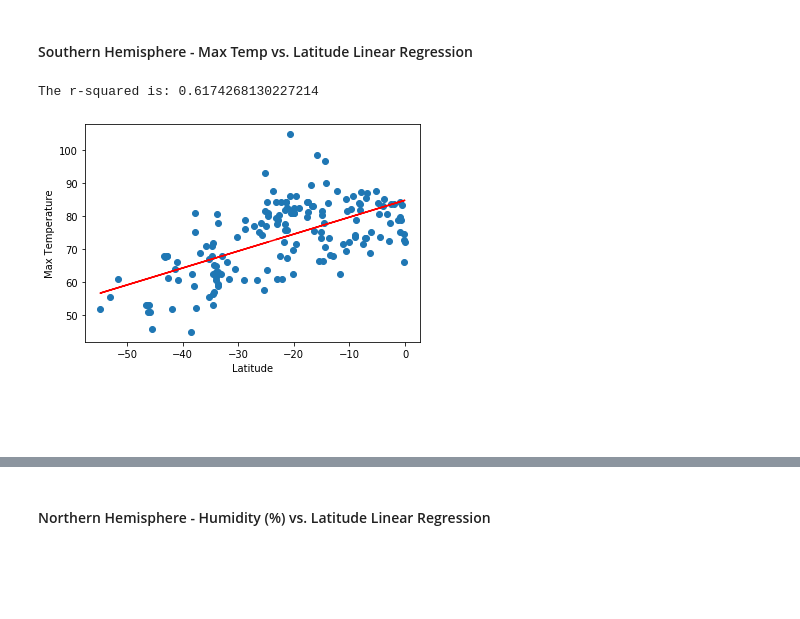
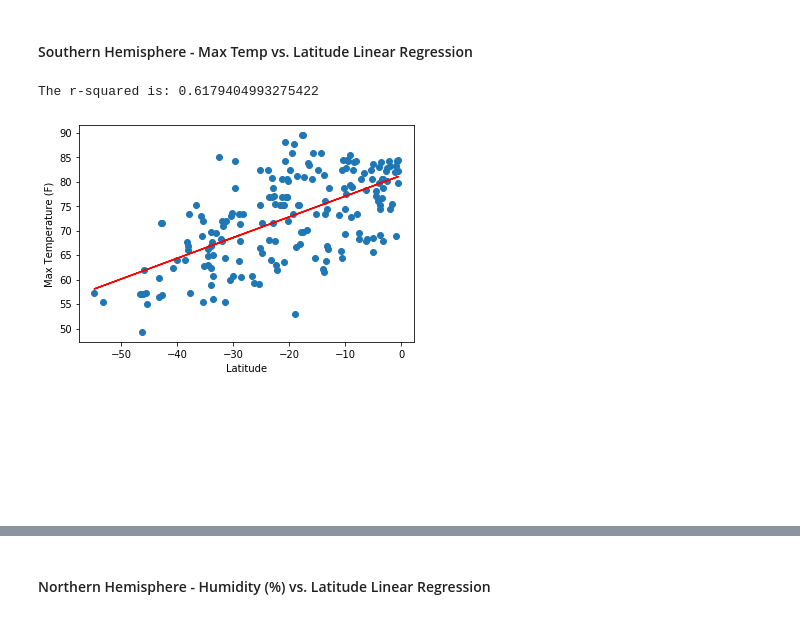
Before and after one commit to ivytiongco/python-api-analysis, a Jupyter notebook: WeatherPy/WeatherPy.ipynb, the cells around one changed output, grey strips where cells are left out. Drawn from its saved outputs; the diff is of its cells as text; code cells hidden in the pictures; blank space fills up the shorter version.

```diff
--- a/WeatherPy/WeatherPy.ipynb
+++ b/WeatherPy/WeatherPy.ipynb
@@ -57,12 +55,12 @@ len(cities)
 * Perform a weather check on each city using a series of successive API calls.
 * Include a print log of each city as it'sbeing processed (with the city number and city name).
 # %%
-# Save config information.
+# Save config information
 url = "http://api.openweathermap.org/data/2.5/weather?"
 units = "imperial"
+count = 50
 
 # Create empty lists to store the responses
-#response_json = []
 city = []
 cloudiness = []
 country = []
@@ -83,15 +81,13 @@ for x in range(len(cities)):
         # Build partial query URL
         query_url = f"{url}appid={weather_api_key}&units={units}&q="
 
-        print(f"Processing Record {x} of Set ???? | {cities[x]}")
-# ?????  HOW TO GET Set NUMBER ???????
+        # Display print log of each city
+        print(f"Processing Record {x} | {cities[x]}")
 
         # Get one of the cities
-#        post_response = requests.get(query_url + str(cities[city]))
         response = requests.get(query_url + str(cities[x])).json()
 
         # Save city's JSON
-#        response_json.append(post_response.json())
         city.append(response['name'])
         cloudiness.append(response['clouds']['all'])
         country.append(response['sys']['country'])
@@ -102,7 +98,11 @@ for x in range(len(cities)):
         max_temp.append(response['main']['temp_max'])
         wind_speed.append(response['wind']['speed'])
 
+        # Add a one second interval between queries to stay within API query limits
+        time.sleep(1)
+
     except:
+        # Display comment when error occurs
         print("City not found. Skipping...")
 
 print("----------------------------------")
@@ -369,34 +355,38 @@ The r-squared is: -0.8151657406810827
 # %% [markdown]
 ####  Southern Hemisphere - Max Temp vs. Latitude Linear Regression
 # %%
+# Store data as x and y values
 x_values = south_df['Lat']
 y_values = south_df['Max Temp']
 
 # Perform a linear regression
 (slope, intercept, rvalue, pvalue, stderr) = linregress(x_values, y_values)
 
 # Get regression values
 regress_values = x_values * slope + intercept
 #print(regress_values)
 
 # Create line equation string
 line_eq = "y = " + str(round(slope,2)) + "x +" + str(round(intercept,2))
 #print(line_eq)
 
 # Create Plot
 plt.scatter(x_values,y_values)
 plt.plot(x_values,regress_values,"r-")
 
 # Label plot and annotate the line equation
 plt.xlabel('Latitude')
-plt.ylabel('Max Temperature')
+plt.ylabel('Max Temperature (F)')
 plt.annotate(line_eq,(20,15),fontsize=15,color="red")
 
 # Print r square value
 print(f"The r-squared is: {rvalue}")
 
+# Save the figure
+plt.savefig("Southern_Hemisphere-Max_Temp_vs_Latitude_Linear_Regression.png")
+
 # Show plot
 plt.show()
 # %% [output]
-The r-squared is: 0.6174268130227214
+The r-squared is: 0.6179404993275422
-[figure, old version]
+[figure, new version]
```
Also changed, not shown: parts of 41 cells of this notebook, 14 other files.
